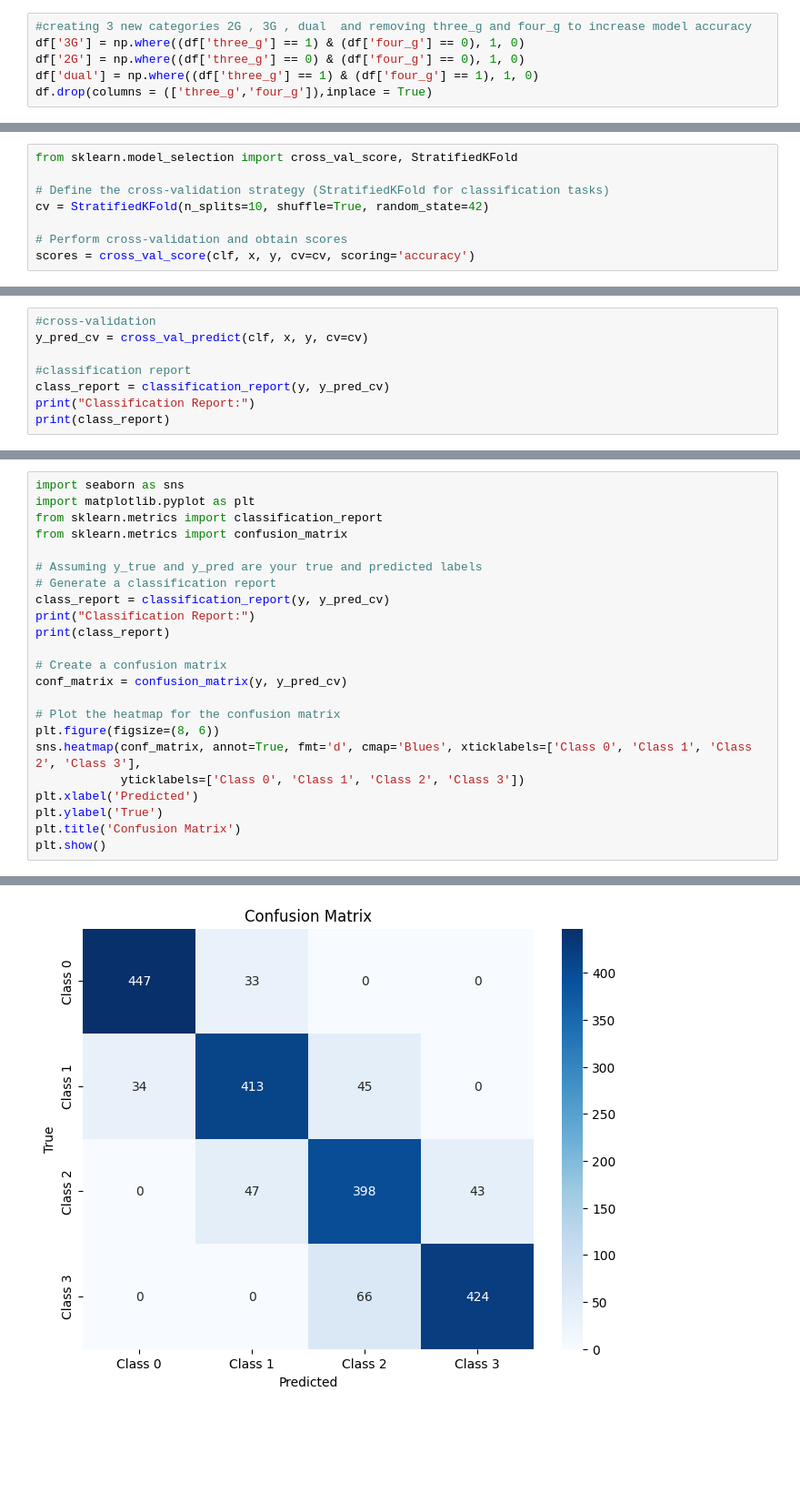
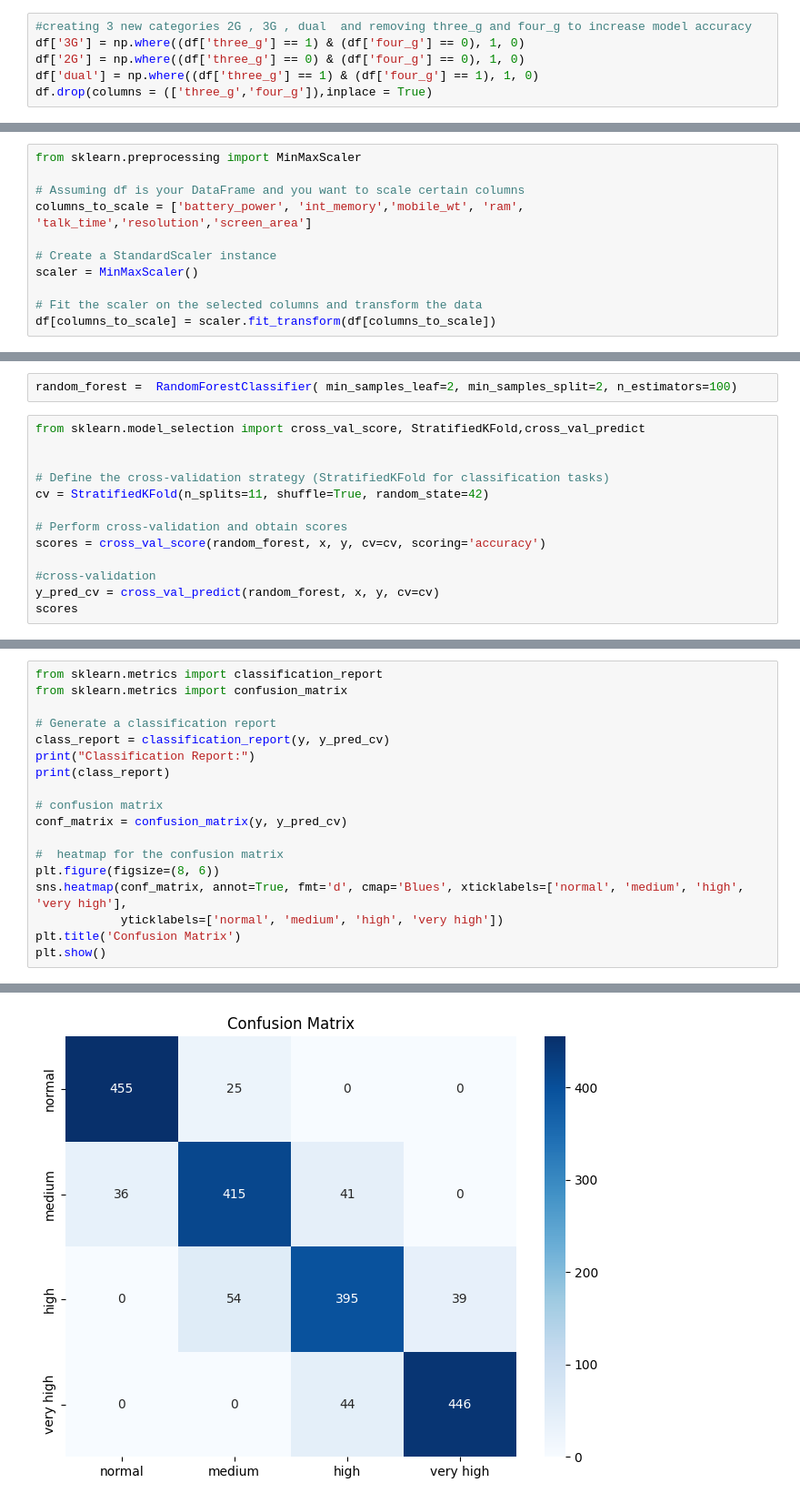
Before and after one commit to surajjorwar/Mobile-price-range-prediction-, a Jupyter notebook: Mobile_price_prediction_.ipynb, the cells around one changed output, grey strips where cells are left out. Shown at 91% size. Cells and saved outputs as stored; diff of their text form; blank space fills up the shorter version.

```diff
--- a/Mobile_price_prediction_.ipynb
+++ b/Mobile_price_prediction_.ipynb
@@ -279,0 +318,11 @@ df.drop(columns = (['three_g','four_g']),inplace = True)
+# %%
+from sklearn.preprocessing import MinMaxScaler
+
+# Assuming df is your DataFrame and you want to scale certain columns
+columns_to_scale = ['battery_power', 'int_memory','mobile_wt', 'ram', 'talk_time','resolution','screen_area']
+
+# Create a StandardScaler instance
+scaler = MinMaxScaler()
+
+# Fit the scaler on the selected columns and transform the data
+df[columns_to_scale] = scaler.fit_transform(df[columns_to_scale])
@@ -329,8 +383,15 @@ Precision: 0.89
+# %%
+random_forest =  RandomForestClassifier( min_samples_leaf=2, min_samples_split=2, n_estimators=100)
 # %%
-from sklearn.model_selection import cross_val_score, StratifiedKFold
+from sklearn.model_selection import cross_val_score, StratifiedKFold,cross_val_predict
+
 
 # Define the cross-validation strategy (StratifiedKFold for classification tasks)
-cv = StratifiedKFold(n_splits=10, shuffle=True, random_state=42)
+cv = StratifiedKFold(n_splits=11, shuffle=True, random_state=42)
 
 # Perform cross-validation and obtain scores
-scores = cross_val_score(clf, x, y, cv=cv, scoring='accuracy')
+scores = cross_val_score(random_forest, x, y, cv=cv, scoring='accuracy')
+
+#cross-validation
+y_pred_cv = cross_val_predict(random_forest, x, y, cv=cv)
+scores
@@ -337,8 +401,0 @@ scores = cross_val_score(clf, x, y, cv=cv, scoring='accuracy')
-# %%
-#cross-validation
-y_pred_cv = cross_val_predict(clf, x, y, cv=cv)
-
-#classification report
-class_report = classification_report(y, y_pred_cv)
-print("Classification Report:")
-print(class_report)
@@ -357,24 +402,19 @@ weighted avg       0.86      0.86      0.86      1950
 # %%
-import seaborn as sns
-import matplotlib.pyplot as plt
 from sklearn.metrics import classification_report
 from sklearn.metrics import confusion_matrix
 
-# Assuming y_true and y_pred are your true and predicted labels
 # Generate a classification report
 class_report = classification_report(y, y_pred_cv)
 print("Classification Report:")
 print(class_report)
 
-# Create a confusion matrix
+# confusion matrix
 conf_matrix = confusion_matrix(y, y_pred_cv)
 
-# Plot the heatmap for the confusion matrix
+#  heatmap for the confusion matrix
 plt.figure(figsize=(8, 6))
-sns.heatmap(conf_matrix, annot=True, fmt='d', cmap='Blues', xticklabels=['Class 0', 'Class 1', 'Class 2', 'Class 3'],
-            yticklabels=['Class 0', 'Class 1', 'Class 2', 'Class 3'])
-plt.xlabel('Predicted')
-plt.ylabel('True')
+sns.heatmap(conf_matrix, annot=True, fmt='d', cmap='Blues', xticklabels=['normal', 'medium', 'high', 'very high'],
+            yticklabels=['normal', 'medium', 'high', 'very high'])
 plt.title('Confusion Matrix')
 plt.show()
 # %% [output]
@@ -392 +432 @@ weighted avg       0.86      0.86      0.86      1950
-[figure, old version]
+[figure, new version]
```
Also changed, not shown: parts of 19 cells of this notebook.
